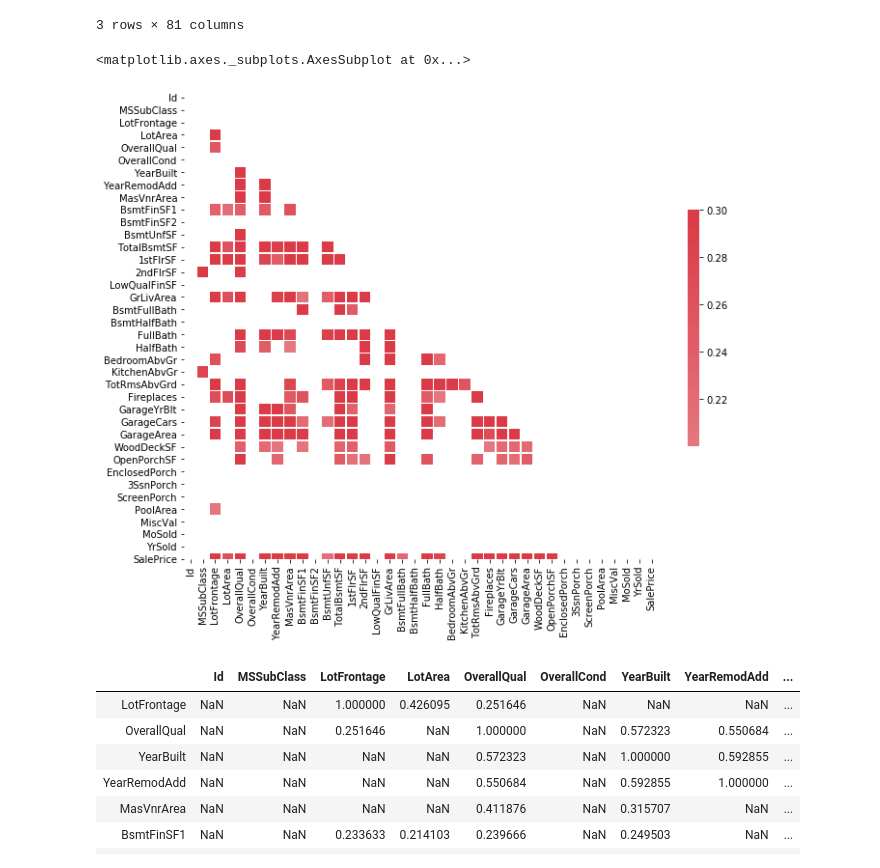
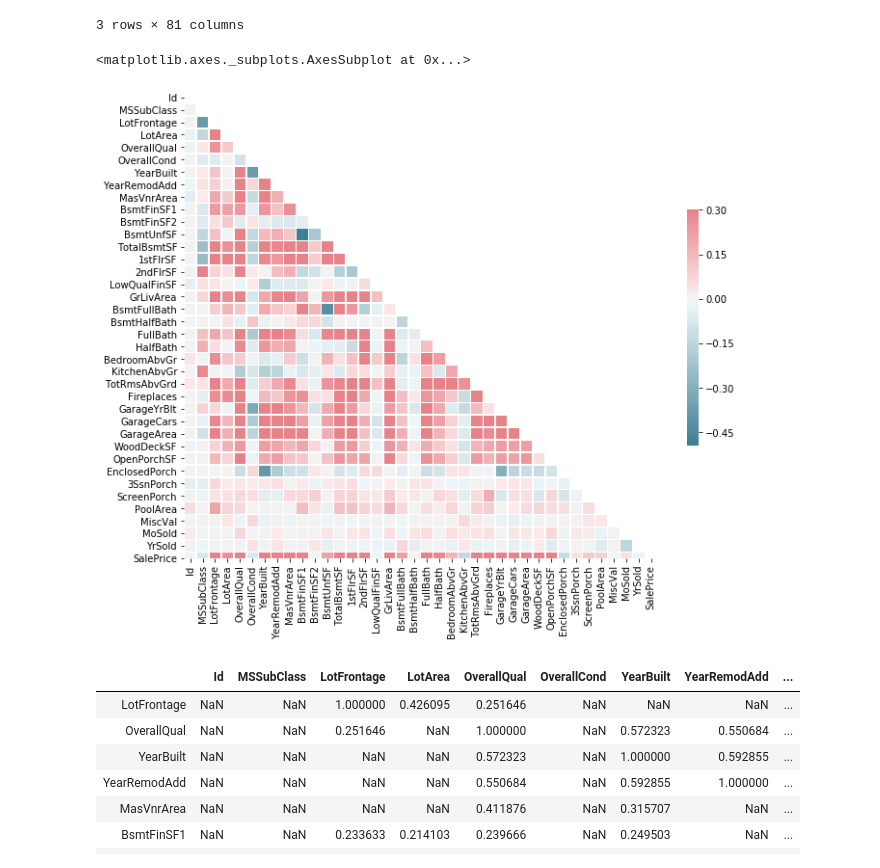
Before and after one commit to joaodias-code/jd-mba-classes, a Jupyter notebook: estatistica-jupyter-samples/Regressao linear.ipynb, the cells around one changed output. Cells and saved outputs as stored; diff of their text form; code cells hidden in the pictures.

```diff
--- a/estatistica-jupyter-samples/Regressao linear.ipynb
+++ b/estatistica-jupyter-samples/Regressao linear.ipynb
@@ -100,28 +100,28 @@ sales_df.head(3)
 # %%
 df_correl = sales_df.corr()
 
-for index in df_correl.index:
-    df_correl.loc[(df_correl[index] < 0.2), index] = float("NaN")
+#for index in df_correl.index:
+#    df_correl.loc[(df_correl[index] < 0.2), index] = float("NaN")
 
-df_correl = df_correl.dropna(how='all')
-df_correl = df_correl.dropna(how='all', axis=1)
+#df_correl = df_correl.dropna(how='all')
+#df_correl = df_correl.dropna(how='all', axis=1)
 
 # Generate a mask for the upper triangle
 mask = np.zeros_like(df_correl, dtype=np.bool)
 mask[np.triu_indices_from(mask)] = True
 
 # Set up the matplotlib figure
 f, ax = plt.subplots(figsize=(11, 9))
 
 # Generate a custom diverging colormap
 cmap = sns.diverging_palette(220, 10, as_cmap=True)
 
 # Draw the heatmap with the mask and correct aspect ratio
 sns.heatmap(df_correl, mask=mask, cmap=cmap, vmax=.3, center=0,
             square=True, linewidths=.5, cbar_kws={"shrink": .5})
 # %% [output]
 <matplotlib.axes._subplots.AxesSubplot at 0x...>
-[figure, old version]
+[figure, new version]
 # %%
 df_correl.loc[(df_correl['OverallQual'] > 0.2)]
 # %% [output]
```
Also changed, not shown: 10 other files.
